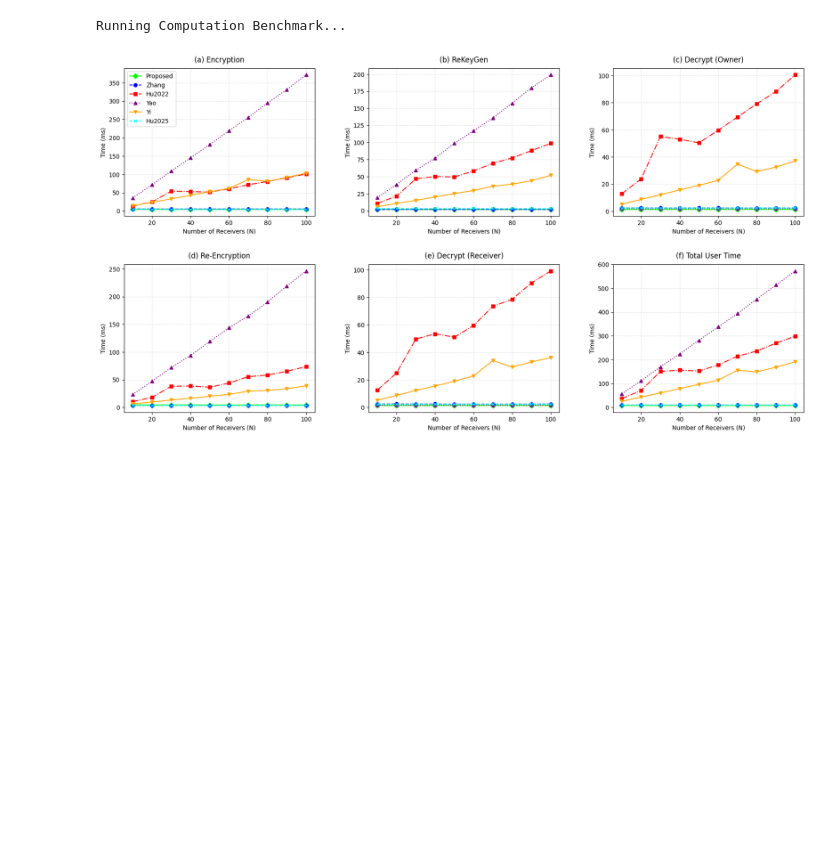
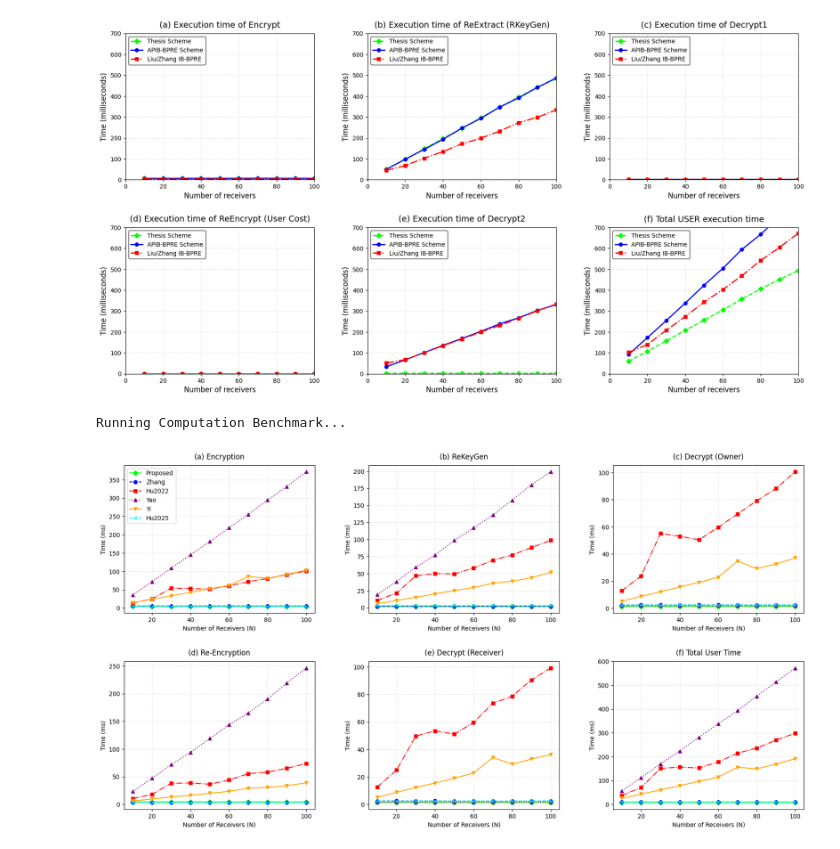
Before and after one commit to mujtaba-farooq/Privacy-Preserving-Identity-Based-Data-Sharing-Scheme-Using-Proxy-Re-encryption-in-VANETs, a Jupyter notebook: Thesis_Github.ipynb, the cells around one changed output. Saved outputs shown, nothing was run; the diff lists cells and outputs as text; code cells hidden in the pictures; blank space fills up the shorter version.

Commit message:
new paper code added:
fixed AB-IBBPRE
fixed Zhang
added P2B
added Dynamic functionality
added Yao

```diff
--- a/Thesis_Github.ipynb
+++ b/Thesis_Github.ipynb
@@ -17,0 +39,17 @@ This script measures the physical execution time (in milliseconds) across the 6
+# %%
+# ==========================================
+# CELL 1: Setup and Imports
+# ==========================================
+import gc                                      # Garbage collector to manage memory during benchmarks
+import time                                    # High-resolution timers for performance measurement
+import statistics                              # For calculating the median execution time
+import matplotlib.pyplot as plt                # For generating the final comparative graphs
+
+# Importing Charm-Crypto cryptographic libraries
+from charm.toolbox.pairinggroup import PairingGroup, ZR, G1, GT, pair
+
+MAX_SYS = 120                                  # Maximum number of receivers the system is initialized for
+receiver_counts = [10, 20, 30, 40, 50, 60, 70, 80, 90, 100] # N values to test on the x-axis
+iterations = 50                                # Number of test runs to ensure statistical accuracy
+
+print("Cell 1: Environment successfully imported!")
@@ -18,3 +3611,42 @@ This script measures the physical execution time (in milliseconds) across the 6
+# %%
+# ==========================================
+# CELL 6: Plotting Comparative Graphs
+# ==========================================
+fig, axs = plt.subplots(2, 3, figsize=(18, 10))
+fig.tight_layout(pad=6.0)
+
+# Defined visual styles for the 3 schemes
+style_s1 = {'color': 'lime', 'marker': 'D', 'linestyle': '--', 'linewidth': 2, 'markersize': 6, 'label': 'Thesis Scheme'}
+style_s2 = {'color': 'blue', 'marker': 'o', 'linestyle': '-', 'linewidth': 2, 'markersize': 6, 'label': 'APIB-BPRE Scheme'}
+style_s3 = {'color': 'red', 'marker': 's', 'linestyle': '-.', 'linewidth': 2, 'markersize': 6, 'label': 'Liu/Zhang IB-BPRE'}
+
+def configure_comparative_subplot(ax, x, y1, y2, y3, title, xlabel):
+    # Plotting the 3 data lines
+    ax.plot(x, y1, **style_s1)
+    ax.plot(x, y2, **style_s2)
+    ax.plot(x, y3, **style_s3)
+
+    ax.set_title(title, fontsize=14, pad=10)
+    ax.set_xlabel(xlabel, fontsize=12)
+    ax.set_ylabel("Time (milliseconds)", fontsize=12)
+
+    ax.set_xlim(0, 100) # Fixed X axis
+    ax.set_ylim(0, 700) # Fixed Y axis for consistency
+    ax.grid(True, linestyle=':', alpha=0.6)
+    ax.legend(loc='upper left', frameon=True, edgecolor='black')
+
+# Map data to the 6 subplots
+configure_comparative_subplot(axs[0, 0], receiver_counts, times_s1['enc'], times_s2['enc'], times_s3['enc'], "(a) Execution time of Encrypt", "Number of receivers")
+configure_comparative_subplot(axs[0, 1], receiver_counts, times_s1['rk'], times_s2['rk'], times_s3['rk'], "(b) Execution time of ReExtract (RKeyGen)", "Number of receivers")
+configure_comparative_subplot(axs[0, 2], receiver_counts, times_s1['dec1'], times_s2['dec1'], times_s3['dec1'], "(c) Execution time of Decrypt1", "Number of receivers")
+
+configure_comparative_subplot(axs[1, 0], receiver_counts, times_s1['reenc'], times_s2['reenc'], times_s3['reenc'], "(d) Execution time of ReEncrypt (User Cost)", "Number of receivers")
+configure_comparative_subplot(axs[1, 1], receiver_counts, times_s1['dec2'], times_s2['dec2'], times_s3['dec2'], "(e) Execution time of Decrypt2", "Number of receivers")
+configure_comparative_subplot(axs[1, 2], receiver_counts, times_s1['total'], times_s2['total'], times_s3['total'], "(f) Total USER execution time", "Number of receivers")
+
+plt.show()
+# %% [output]
+[figure, added]
 # %%
 import gc
 import time
```
Also changed, not shown: parts of 20 cells of this notebook.
